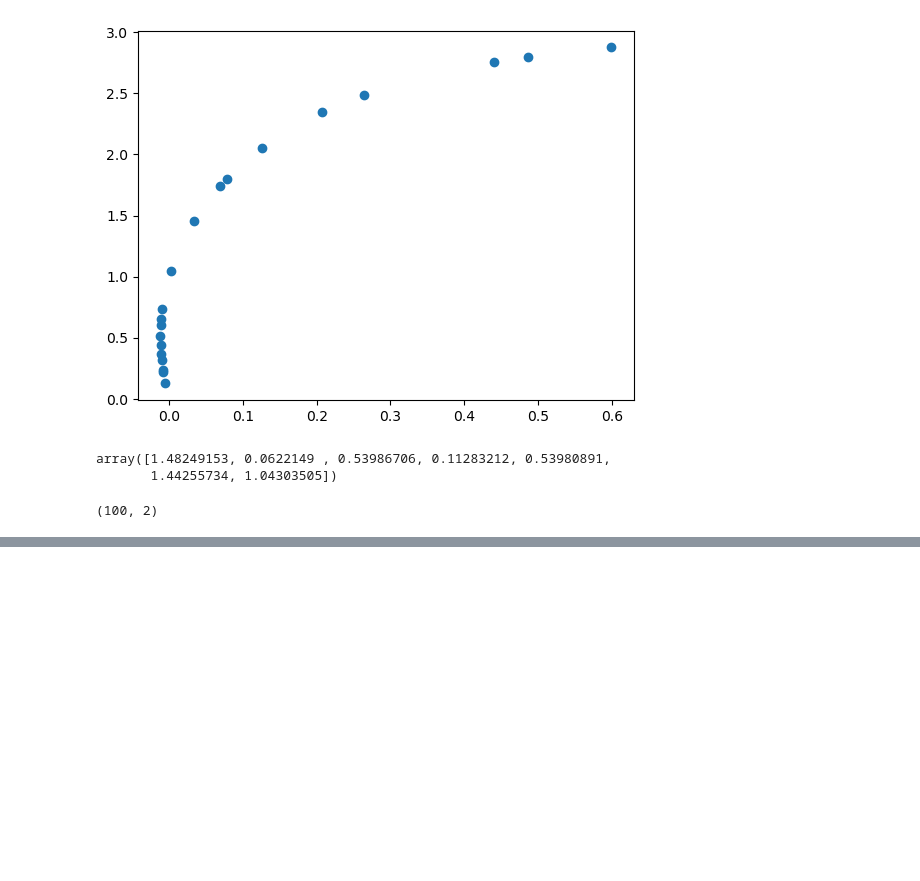
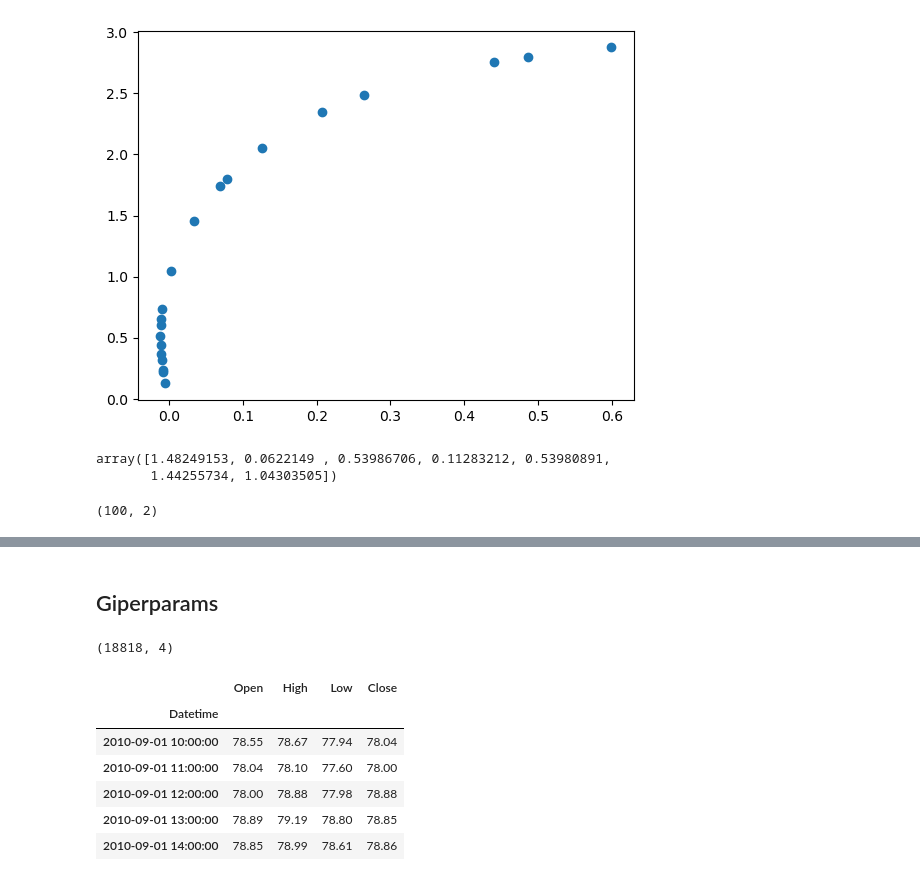
Before and after one commit to NikolaevMikhailRoma/ML_projects, a Jupyter notebook: Задачник_Генетические_алгоритмы.ipynb, the cells around one changed output, grey strips where cells are left out. Drawn from its saved outputs; the diff is of its cells as text; code cells hidden in the pictures; blank space fills up the shorter version.

```diff
--- a/Задачник_Генетические_алгоритмы.ipynb
+++ b/Задачник_Генетические_алгоритмы.ipynb
@@ -306,0 +435,21 @@ plt.plot(plot_values)
+# %% [markdown]
+## Giperparams
+# %%
+# # Расчет индикаторов относительной доходности
+# for i in range(1, INDICATOR_DEPTH + 1):
+#     indicator_change = f'Close_chng_{i}'
+#     # Относительная доходность в сотых долях за период i шагов назад
+#     data[indicator_change] = data[COL_CLOSE].pct_change(i)
+
+# Проверка результата
+print(data.shape)
+data[:5]
+# %% [output]
+(18818, 4)
+|  | Open | High | Low | Close |
+| Datetime |  |  |  |  |
+| 2010-09-01 10:00:00 | 78.55 | 78.67 | 77.94 | 78.04 |
+| 2010-09-01 11:00:00 | 78.04 | 78.10 | 77.60 | 78.00 |
+| 2010-09-01 12:00:00 | 78.00 | 78.88 | 77.98 | 78.88 |
+| 2010-09-01 13:00:00 | 78.89 | 79.19 | 78.80 | 78.85 |
+| 2010-09-01 14:00:00 | 78.85 | 78.99 | 78.61 | 78.86 |
```
Also changed, not shown: parts of 88 cells of this notebook.
